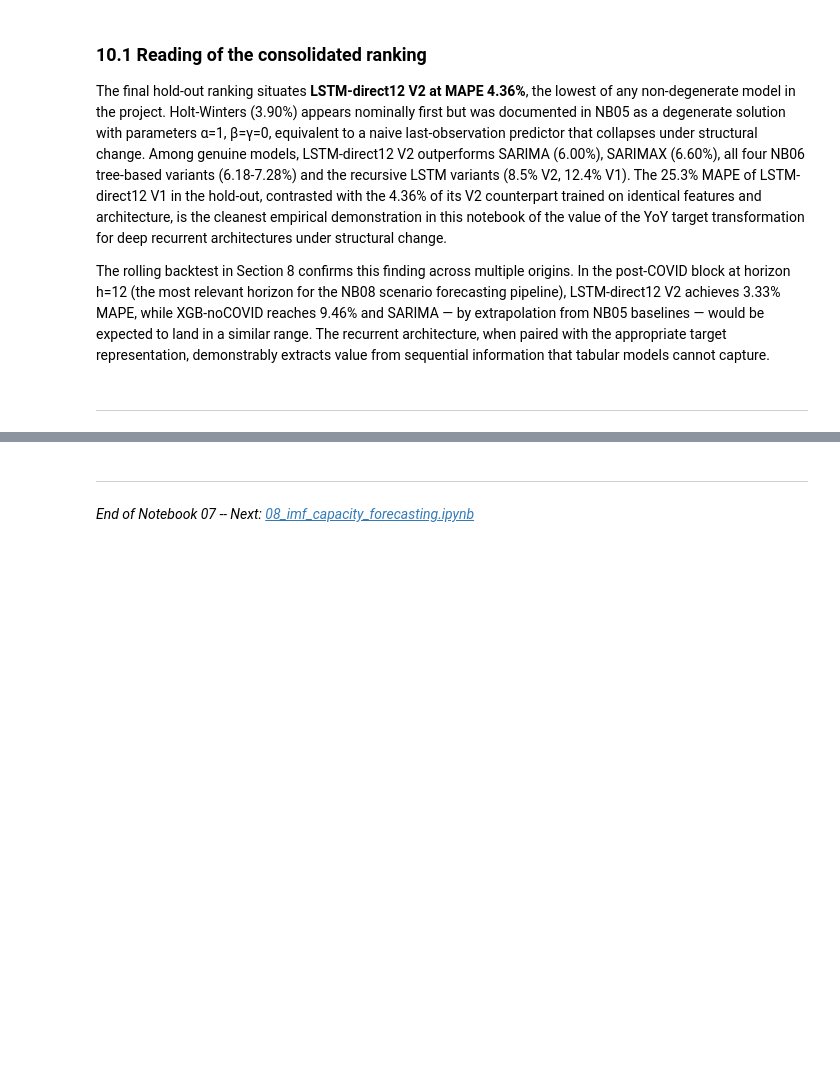
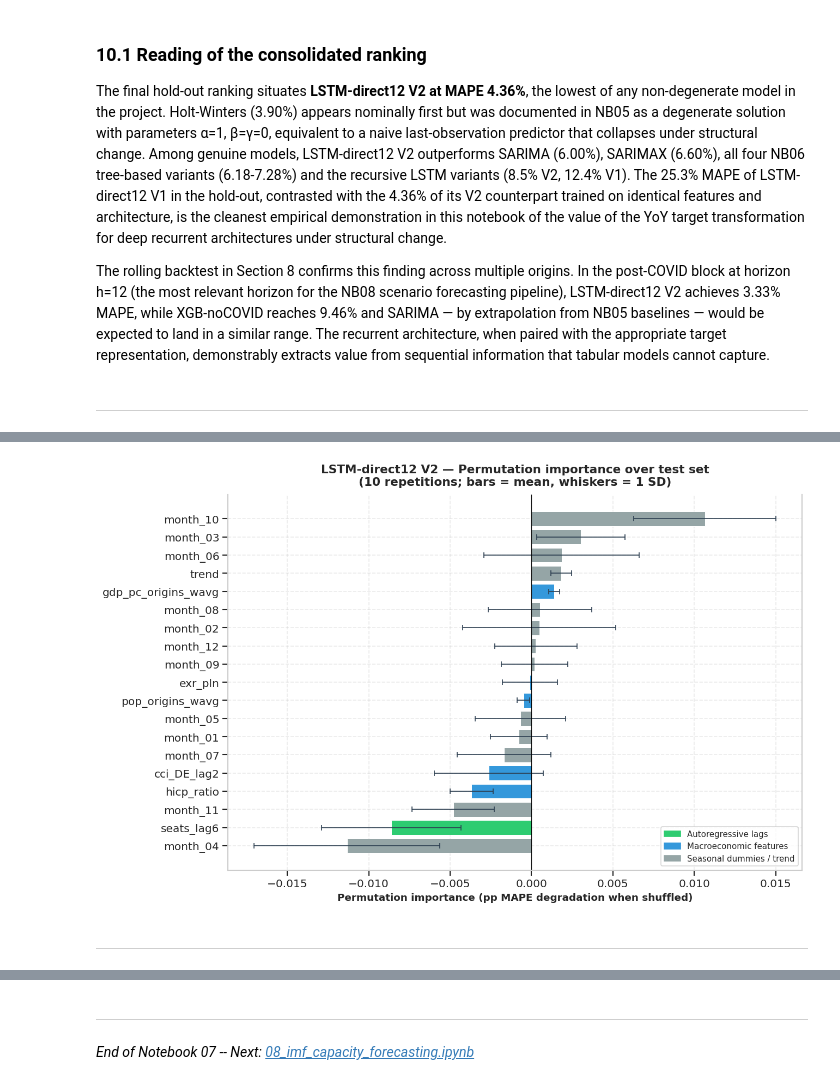
Before and after one commit to DieGodMF4/Macro-Aviation-Tourism-Modeling, a Jupyter notebook: docs/07_lstm_deep_learning.ipynb, the cells around one changed output, grey strips where cells are left out. Drawn from its saved outputs; the diff is of its cells as text; code cells hidden in the pictures; blank space fills up the shorter version.

Commit message:
NB07: Permutation Importance Added

```diff
--- a/docs/07_lstm_deep_learning.ipynb
+++ b/docs/07_lstm_deep_learning.ipynb
@@ -84,6 +84,8 @@ from tensorflow.keras.layers import LSTM, Dense, Input
 from tensorflow.keras.optimizers import Adam
 from tensorflow.keras.callbacks import EarlyStopping
 
+from sklearn.utils import check_random_state
+
 RANDOM_STATE = 2004
 random.seed(RANDOM_STATE)
 np.random.seed(RANDOM_STATE)
@@ -97,7 +99,7 @@ plt.rcParams.update({
     'font.family': 'DejaVu Sans',
     'axes.titlesize': 13, 'axes.titleweight': 'bold',
     'axes.labelsize': 11, 'font.size': 10, 'legend.fontsize': 9,
-    'axes.spines.top': False, 'axes.spines.right': False,
+    'axes.spines.top': False, 'axes.spines.right': True,
     'axes.grid': True, 'grid.alpha': 0.4, 'grid.linestyle': '--',
     'lines.linewidth': 2.0,
     'savefig.bbox': 'tight', 'savefig.dpi': 200, 'savefig.facecolor': 'white',
@@ -616,13 +660,13 @@ Training functions ready.
 # %%
 # TRAIN ALL FOUR LSTM VARIANTS:
 print('===== LSTM-1step V1 (levels target) =====')
-m_1s_v1, p_1s_v1, raw_1s_v1 = train_evaluate_lstm_1step(
+m_1s_v1, p_1s_v1, raw_1s_v1, = train_evaluate_lstm_1step(
     TARGET_LEVEL, FEATURES_V1, 'V1')
 print(f'  -> RMSE={m_1s_v1["RMSE"]:,.0f}  MAE={m_1s_v1["MAE"]:,.0f}  '
       f'MAPE={m_1s_v1["MAPE"]:.2f}%')
 
 print('\n===== LSTM-direct12 V1 (levels target) =====')
-m_d12_v1, p_d12_v1, raw_d12_v1 = train_evaluate_lstm_direct12(
+m_d12_v1, p_d12_v1, raw_d12_v1, _ = train_evaluate_lstm_direct12(
     TARGET_LEVEL, FEATURES_V1, 'V1')
 print(f'  -> RMSE={m_d12_v1["RMSE"]:,.0f}  MAE={m_d12_v1["MAE"]:,.0f}  '
       f'MAPE={m_d12_v1["MAPE"]:.2f}%')
@@ -634,7 +678,7 @@ print(f'  -> RMSE={m_1s_v2["RMSE"]:,.0f}  MAE={m_1s_v2["MAE"]:,.0f}  '
       f'MAPE={m_1s_v2["MAPE"]:.2f}%')
 
 print('\n===== LSTM-direct12 V2 (YoY target) =====')
-m_d12_v2, p_d12_v2, raw_d12_v2 = train_evaluate_lstm_direct12(
+m_d12_v2, p_d12_v2, raw_d12_v2, internals_d12_v2 = train_evaluate_lstm_direct12(
     TARGET_YOY, FEATURES_V2, 'V2')
 print(f'  -> RMSE={m_d12_v2["RMSE"]:,.0f}  MAE={m_d12_v2["MAE"]:,.0f}  '
       f'MAPE={m_d12_v2["MAPE"]:.2f}%')
@@ -1293 +1443,42 @@ The rolling backtest in Section 8 confirms this finding across multiple origins.
+# %%
+
+imp_plot = imp_df.sort_values('mean', ascending=True)
+
+def feature_color(fname):
+    if 'nights_lag' in fname or 'seats_lag' in fname:
+        return '#2ecc71'
+    elif fname.startswith('month_') or fname == 'trend':
+        return '#95a5a6'
+    else:
+        return '#3498db'
+
+bar_colors = [feature_color(f) for f in imp_plot.index]
+
+fig, ax = plt.subplots(figsize=(11, 7))
+ax.barh(imp_plot.index, imp_plot['mean'],
+        xerr=imp_plot['std'], color=bar_colors,
+        edgecolor='white', linewidth=0.6,
+        error_kw=dict(ecolor='#2c3e50', lw=1, capsize=3))
+ax.axvline(0, color='black', linewidth=0.8)
+ax.set_xlabel('Permutation importance (pp MAPE degradation when shuffled)',
+              fontweight='bold')
+ax.set_title('LSTM-direct12 V2 — Permutation importance over test set\n'
+             '(10 repetitions; bars = mean, whiskers = 1 SD)',
+             fontweight='bold', pad=10)
+
+legend_handles = [
+    Patch(color='#2ecc71', label='Autoregressive lags'),
+    Patch(color='#3498db', label='Macroeconomic features'),
+    Patch(color='#95a5a6', label='Seasonal dummies / trend'),
+]
+ax.legend(handles=legend_handles, loc='lower right', frameon=True)
+
+plt.tight_layout()
+plt.savefig(os.path.join(FIG_DIR, '07_11_lstm_permutation_importance.png'),
+            dpi=200, bbox_inches='tight')
+plt.show()
+# %% [output]
+[figure, added]
+# %% [markdown]
+---
 # %% [markdown]
```
Also changed, not shown: parts of 6 cells of this notebook, 1 other file.
